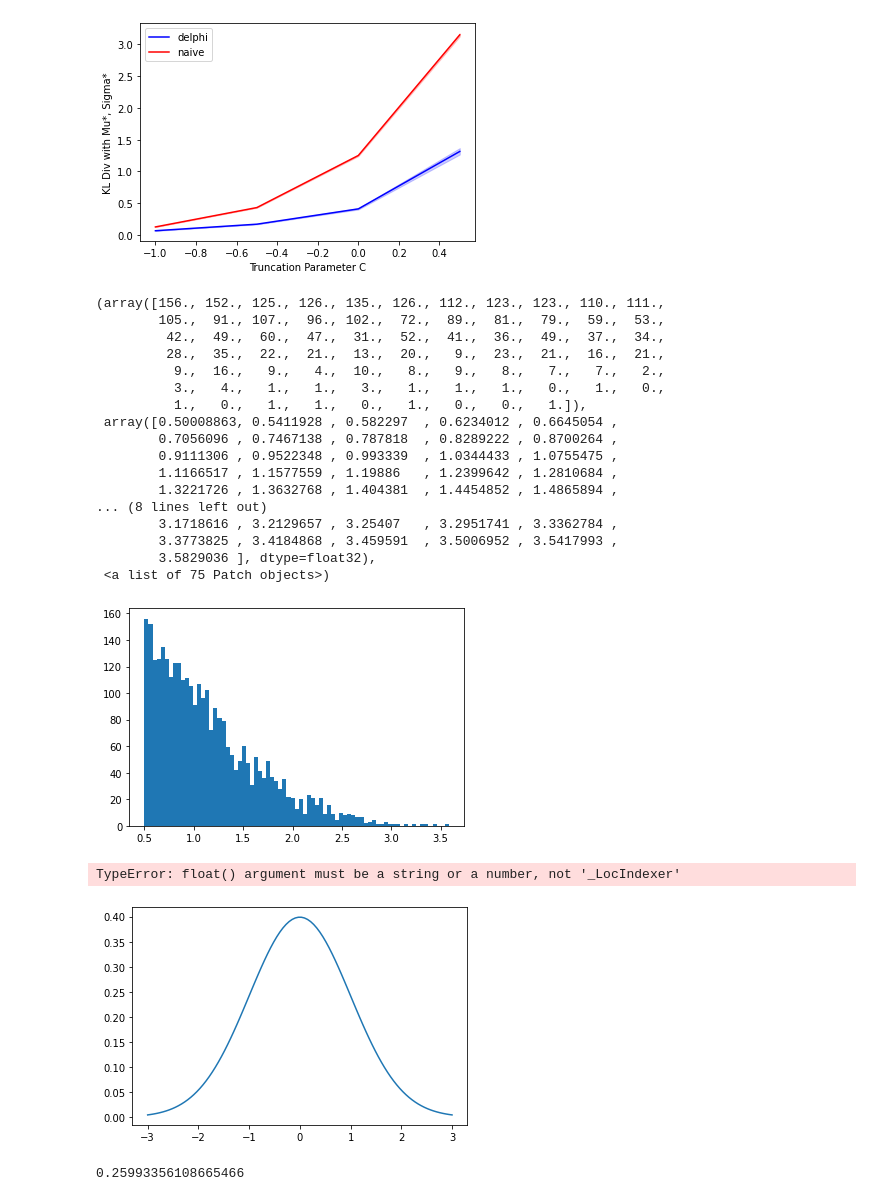
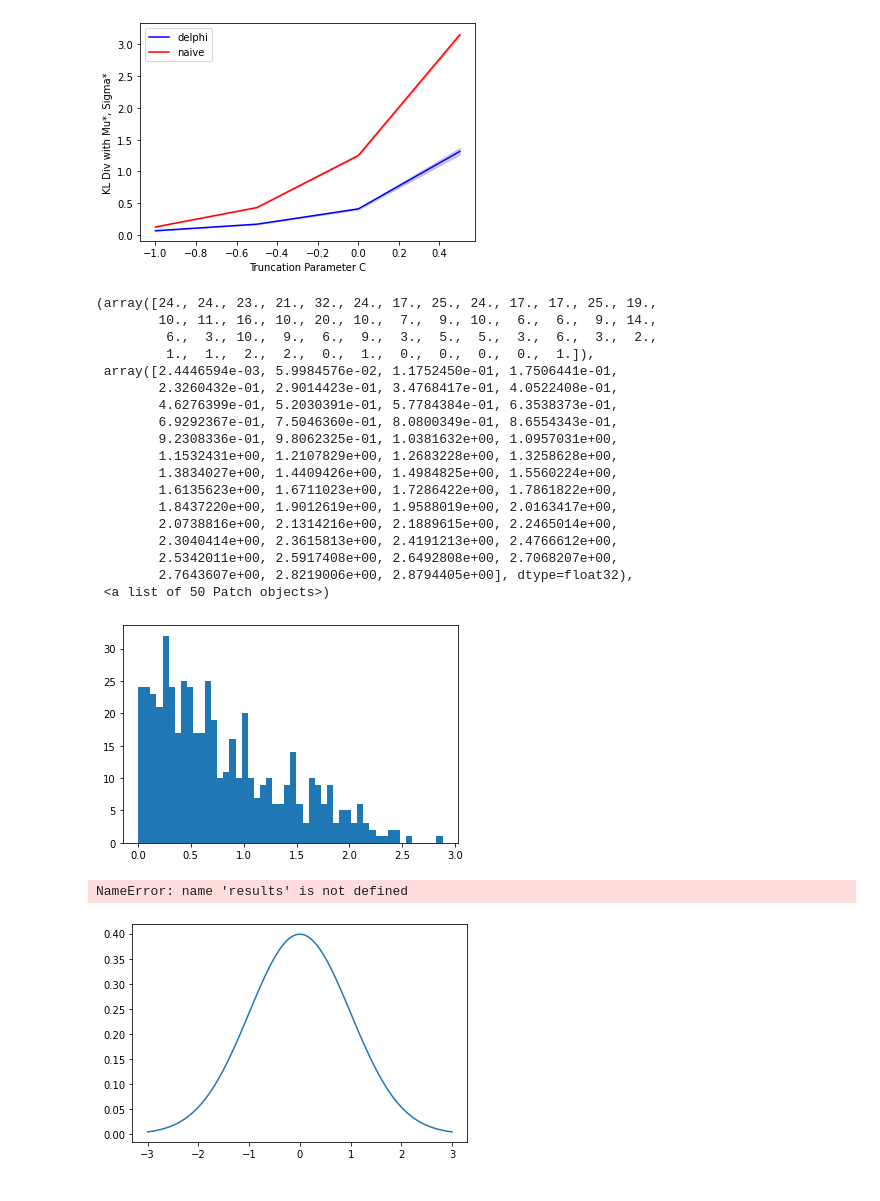
Before and after one commit to pstefanou12/delphi.ai, a Jupyter notebook: notebooks/censored/CensoredNormal.ipynb, the cells around one changed output. Drawn from its saved outputs; the diff is of its cells as text; code cells hidden in the pictures.

```diff
--- a/notebooks/censored/CensoredNormal.ipynb
+++ b/notebooks/censored/CensoredNormal.ipynb
@@ -40,7 +40,7 @@ Logging in: /home/pstefanou/censored/84f09d18-827b-4483-a27a-541dc74ee0e8
 ## Default Experiment Parameters
 # %%
 # regression parameters
-NUM_SAMPLES, DIMS = 10000, 1
+NUM_SAMPLES, DIMS = 1000, 1
 # procedure hyperparameters
 args = Parameters({
     'epochs': 25,
@@ -136,26 +136,27 @@ plt.show()
 all trials:
 [figure]
 # %%
-plt.hist(samples[PREDICATE(samples).nonzero(as_tuple=False).flatten()].T, bins=75)
+plt.hist(samples[PREDICATE(samples).nonzero(as_tuple=False).flatten()].T, bins=50)
 # %% [output]
-(array([156., 152., 125., 126., 135., 126., 112., 123., 123., 110., 111.,
-        105.,  91., 107.,  96., 102.,  72.,  89.,  81.,  79.,  59.,  53.,
-         42.,  49.,  60.,  47.,  31.,  52.,  41.,  36.,  49.,  37.,  34.,
-         28.,  35.,  22.,  21.,  13.,  20.,   9.,  23.,  21.,  16.,  21.,
-          9.,  16.,   9.,   4.,  10.,   8.,   9.,   8.,   7.,   7.,   2.,
-          3.,   4.,   1.,   1.,   3.,   1.,   1.,   1.,   0.,   1.,   0.,
-          1.,   0.,   1.,   1.,   0.,   1.,   0.,   0.,   1.]),
- array([0.50008863, 0.5411928 , 0.582297  , 0.6234012 , 0.6645054 ,
-        0.7056096 , 0.7467138 , 0.787818  , 0.8289222 , 0.8700264 ,
-        0.9111306 , 0.9522348 , 0.993339  , 1.0344433 , 1.0755475 ,
-        1.1166517 , 1.1577559 , 1.19886   , 1.2399642 , 1.2810684 ,
-        1.3221726 , 1.3632768 , 1.404381  , 1.4454852 , 1.4865894 ,
-... (8 lines left out)
-        3.1718616 , 3.2129657 , 3.25407   , 3.2951741 , 3.3362784 ,
-        3.3773825 , 3.4184868 , 3.459591  , 3.5006952 , 3.5417993 ,
-        3.5829036 ], dtype=float32),
- <a list of 75 Patch objects>)
+(array([24., 24., 23., 21., 32., 24., 17., 25., 24., 17., 17., 25., 19.,
+        10., 11., 16., 10., 20., 10.,  7.,  9., 10.,  6.,  6.,  9., 14.,
+         6.,  3., 10.,  9.,  6.,  9.,  3.,  5.,  5.,  3.,  6.,  3.,  2.,
+         1.,  1.,  2.,  2.,  0.,  1.,  0.,  0.,  0.,  0.,  1.]),
+ array([2.4446594e-03, 5.9984576e-02, 1.1752450e-01, 1.7506441e-01,
+        2.3260432e-01, 2.9014423e-01, 3.4768417e-01, 4.0522408e-01,
+        4.6276399e-01, 5.2030391e-01, 5.7784384e-01, 6.3538373e-01,
+        6.9292367e-01, 7.5046360e-01, 8.0800349e-01, 8.6554343e-01,
+        9.2308336e-01, 9.8062325e-01, 1.0381632e+00, 1.0957031e+00,
+        1.1532431e+00, 1.2107829e+00, 1.2683228e+00, 1.3258628e+00,
+        1.3834027e+00, 1.4409426e+00, 1.4984825e+00, 1.5560224e+00,
+        1.6135623e+00, 1.6711023e+00, 1.7286422e+00, 1.7861822e+00,
+        1.8437220e+00, 1.9012619e+00, 1.9588019e+00, 2.0163417e+00,
+        2.0738816e+00, 2.1314216e+00, 2.1889615e+00, 2.2465014e+00,
+        2.3040414e+00, 2.3615813e+00, 2.4191213e+00, 2.4766612e+00,
+        2.5342011e+00, 2.5917408e+00, 2.6492808e+00, 2.7068207e+00,
+        2.7643607e+00, 2.8219006e+00, 2.8794405e+00], dtype=float32),
+ <a list of 50 Patch objects>)
-[figure, old version]
+[figure, new version]
 # %%
 import matplotlib.pyplot as plt
 import numpy as np
@@ -176,14 +177,8 @@ emp_mu = float(S.dataset.loc)
 emp_cov = float(S.dataset.var)
 plt.plot(x, stats.norm.pdf(x, emp_mu, emp_cov), label="emp")
 
-
 plt.legend()
-
 plt.show()
 # %% [output]
-TypeError: float() argument must be a string or a number, not '_LocIndexer'
+NameError: name 'results' is not defined
 [figure]
-# %%
-emp_cov
-# %% [output]
-0.25993356108665466
```
Also changed, not shown: parts of 1 cell of this notebook, 6 other files.
